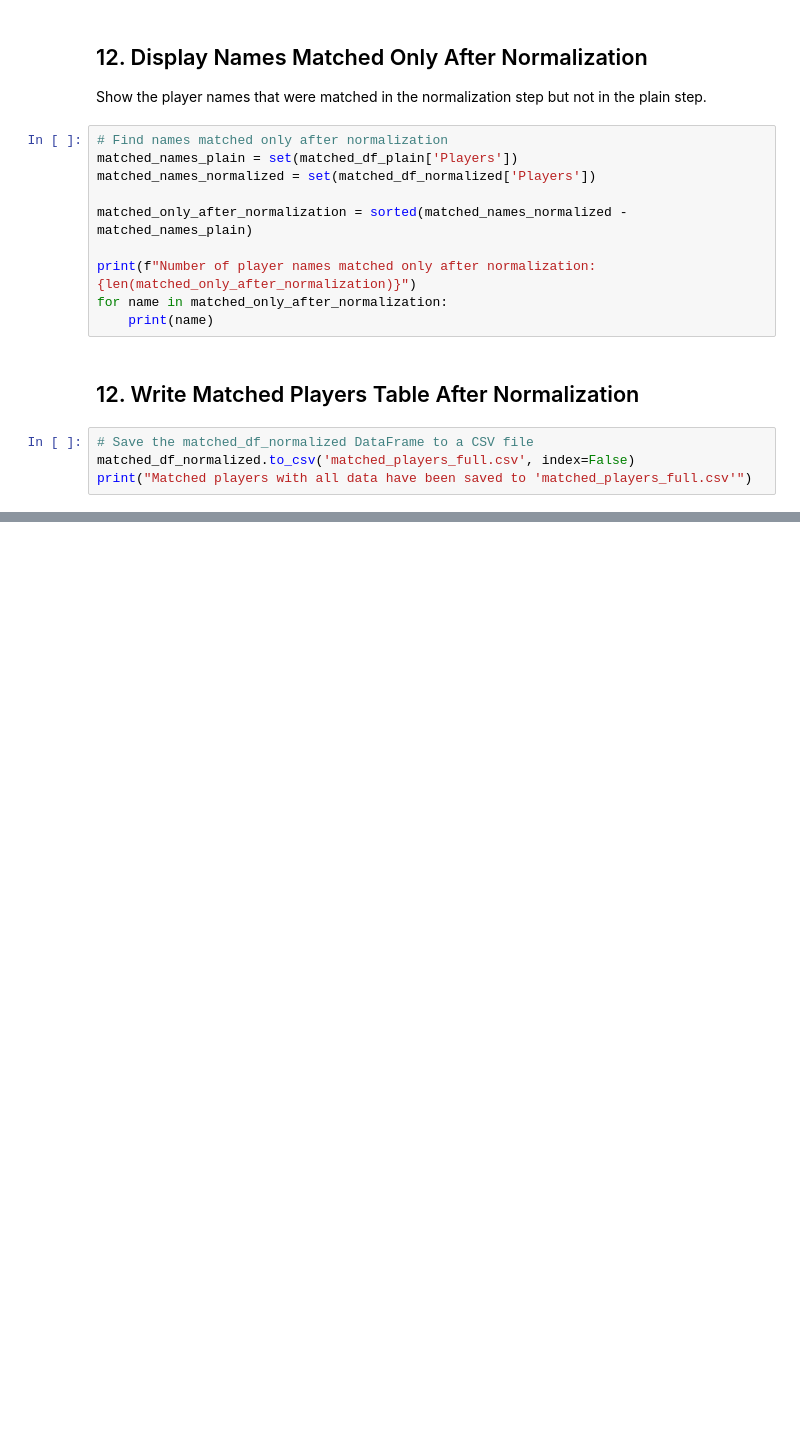
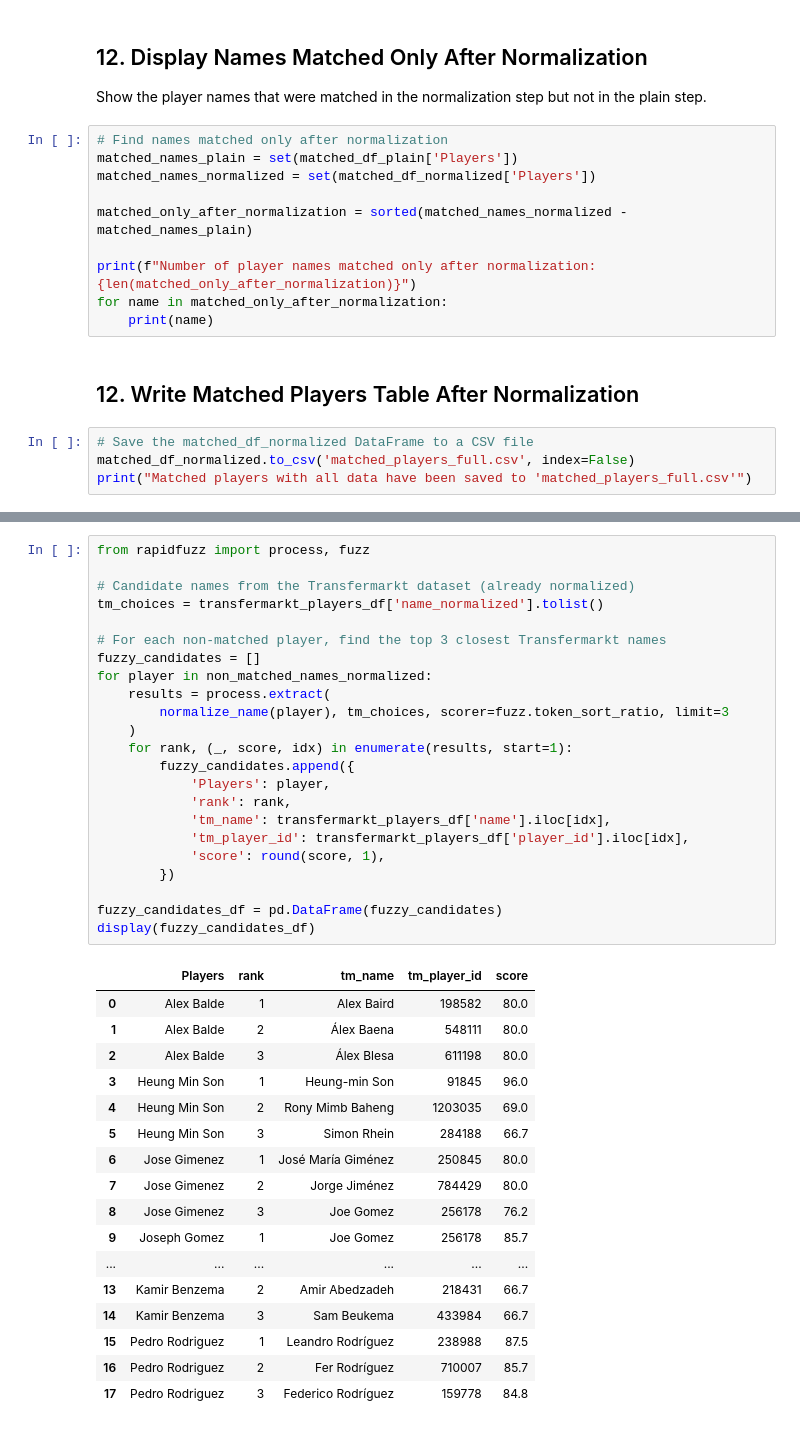
Before and after one commit to albertsuchvi/DataIntegrationQuality, a Jupyter notebook: Integration/01player_name_matching.ipynb, the cells around one changed output, grey strips where cells are left out. Saved outputs shown, nothing was run; the diff lists cells and outputs as text; blank space fills up the shorter version.

```diff
--- a/Integration/01player_name_matching.ipynb
+++ b/Integration/01player_name_matching.ipynb
@@ -184,0 +300,41 @@ print("Matched players with all data have been saved to 'matched_players_full.cs
+# %%
+from rapidfuzz import process, fuzz
+
+# Candidate names from the Transfermarkt dataset (already normalized)
+tm_choices = transfermarkt_players_df['name_normalized'].tolist()
+
+# For each non-matched player, find the top 3 closest Transfermarkt names
+fuzzy_candidates = []
+for player in non_matched_names_normalized:
+    results = process.extract(
+        normalize_name(player), tm_choices, scorer=fuzz.token_sort_ratio, limit=3
+    )
+    for rank, (_, score, idx) in enumerate(results, start=1):
+        fuzzy_candidates.append({
+            'Players': player,
+            'rank': rank,
+            'tm_name': transfermarkt_players_df['name'].iloc[idx],
+            'tm_player_id': transfermarkt_players_df['player_id'].iloc[idx],
+            'score': round(score, 1),
+        })
+
+fuzzy_candidates_df = pd.DataFrame(fuzzy_candidates)
+display(fuzzy_candidates_df)
+# %% [output]
+|  | Players | rank | tm_name | tm_player_id | score |
+| 0 | Alex Balde | 1 | Alex Baird | 198582 | 80.0 |
+| 1 | Alex Balde | 2 | Álex Baena | 548111 | 80.0 |
+| 2 | Alex Balde | 3 | Álex Blesa | 611198 | 80.0 |
+| 3 | Heung Min Son | 1 | Heung-min Son | 91845 | 96.0 |
+| 4 | Heung Min Son | 2 | Rony Mimb Baheng | 1203035 | 69.0 |
+| 5 | Heung Min Son | 3 | Simon Rhein | 284188 | 66.7 |
+| 6 | Jose Gimenez | 1 | José María Giménez | 250845 | 80.0 |
+| 7 | Jose Gimenez | 2 | Jorge Jiménez | 784429 | 80.0 |
+| 8 | Jose Gimenez | 3 | Joe Gomez | 256178 | 76.2 |
+| 9 | Joseph Gomez | 1 | Joe Gomez | 256178 | 85.7 |
+| ... | ... | ... | ... | ... | ... |
+| 13 | Kamir Benzema | 2 | Amir Abedzadeh | 218431 | 66.7 |
+| 14 | Kamir Benzema | 3 | Sam Beukema | 433984 | 66.7 |
+| 15 | Pedro Rodriguez | 1 | Leandro Rodríguez | 238988 | 87.5 |
+| 16 | Pedro Rodriguez | 2 | Fer Rodríguez | 710007 | 85.7 |
+| 17 | Pedro Rodriguez | 3 | Federico Rodríguez | 159778 | 84.8 |
```
Also changed, not shown: parts of 13 cells of this notebook, 2 other files.
